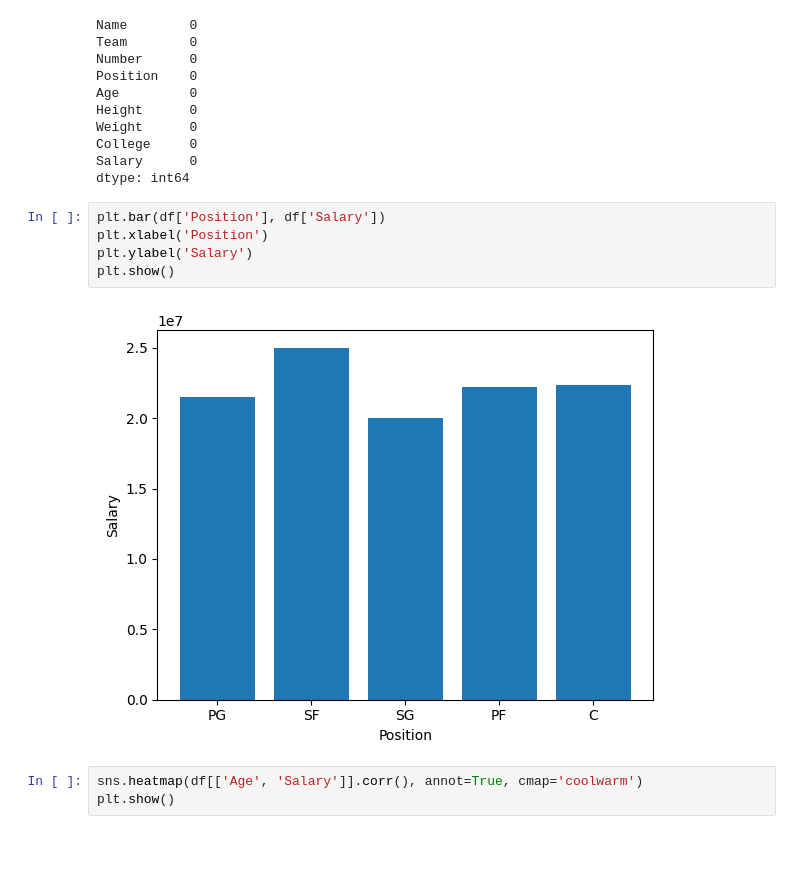
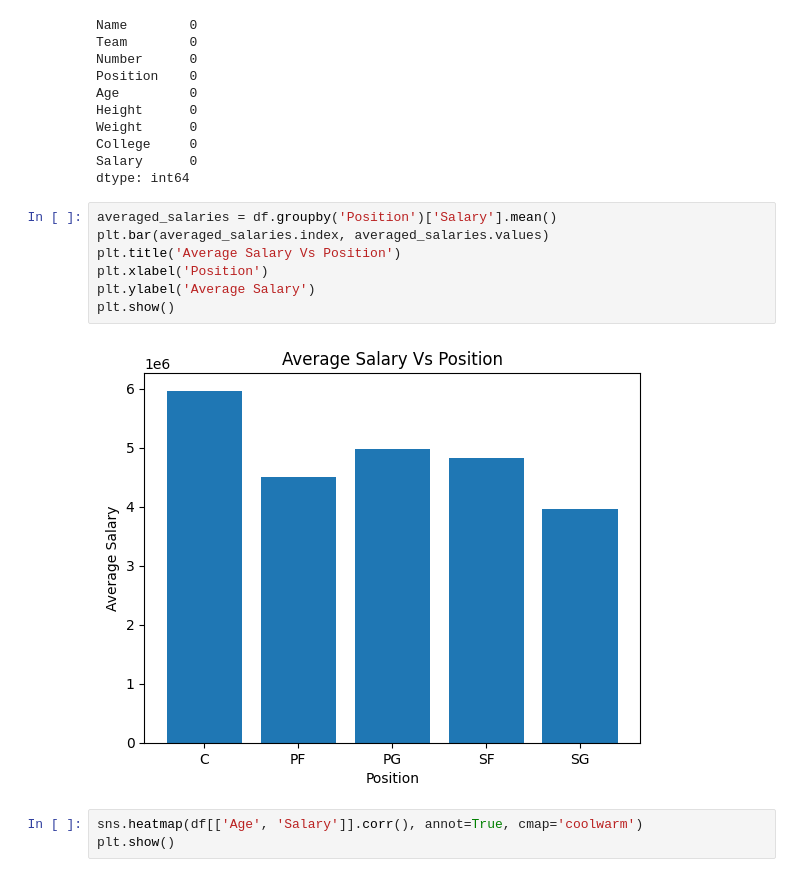
Before and after one commit to PmCoder26/green-ai-project, a Jupyter notebook: src/day_3_2.ipynb, the cells around one changed output. Cells and saved outputs as stored; diff of their text form; blank space fills up the shorter version.

Commit message:
day-3-2: visualized some more insights commit

```diff
--- a/src/day_3_2.ipynb
+++ b/src/day_3_2.ipynb
@@ -79,12 +79,14 @@ College     0
 Salary      0
 dtype: int64
 # %%
-plt.bar(df['Position'], df['Salary'])
+averaged_salaries = df.groupby('Position')['Salary'].mean()
+plt.bar(averaged_salaries.index, averaged_salaries.values)
+plt.title('Average Salary Vs Position')
 plt.xlabel('Position')
-plt.ylabel('Salary')
+plt.ylabel('Average Salary')
 plt.show()
 # %% [output]
-[figure, old version]
+[figure, new version]
 # %%
 sns.heatmap(df[['Age', 'Salary']].corr(), annot=True, cmap='coolwarm')
 plt.show()
```
Also changed, not shown: parts of 5 cells of this notebook.
